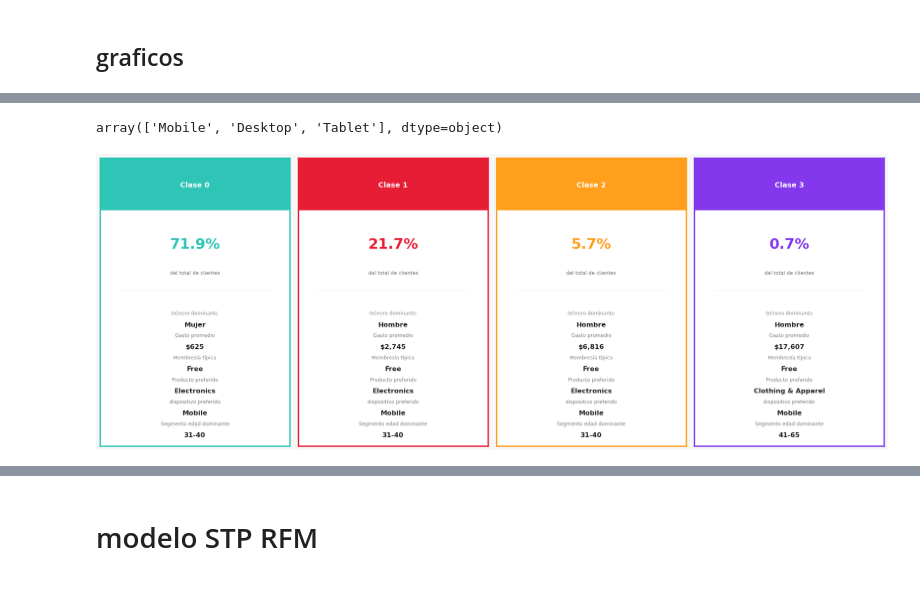
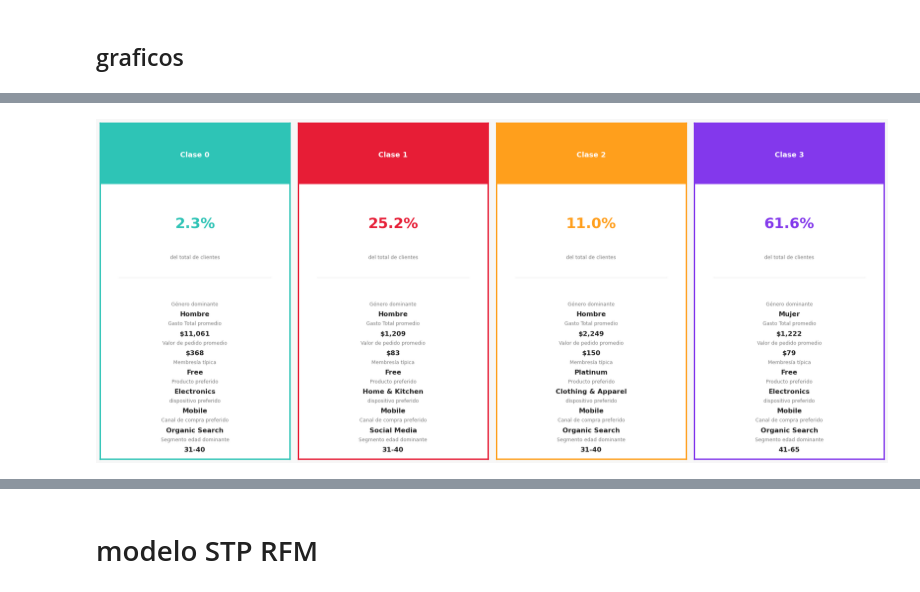
Before and after one commit to ShawnFRS/trabajos-marketing, a Jupyter notebook: trabajo 2/trabajo 2.ipynb, the cells around one changed output, grey strips where cells are left out. Saved outputs shown, nothing was run; the diff lists cells and outputs as text; code cells hidden in the pictures.

```diff
--- a/trabajo 2/trabajo 2.ipynb
+++ b/trabajo 2/trabajo 2.ipynb
@@ -388,18 +543,0 @@ Fitting StepMix...
-# %%
-#latent class using Stepmix
-
-from stepmix.utils import get_mixed_descriptor
-
-# Unspecified variables are simply not included in mixed_data
-mixed_data, mixed_descriptor = get_mixed_descriptor(
-    dataframe=df_consumidores,
-    binary=['genero'],
-    categorical=["continente_enc","nivel_membresia_enc","categoria_preferida_enc",'dispositivo_preferido_enc'],
-    gaussian=["edad",'valor_promedio_pedido_usd', 'gasto_total_usd'],
-)
-
-# Pass descriptor to StepMix and fit model
-model = StepMix(n_components=4, measurement=mixed_descriptor, verbose=1, random_state=0)
-
-# Fit model
-model.fit(mixed_data)
@@ -428,0 +559,14 @@ StepMix(measurement={'binary': {'model': 'binary', 'n_columns': 1},
+# %%
+
+# Modelo
+model = StepMix(
+    n_components=4,
+    measurement=mixed_descriptor,
+    verbose=1,
+    random_state=2026,
+    n_init=5
+
+)
+
+# Entrenar
+model.fit(mixed_data)
@@ -451,4 +617,0 @@ plt.tight_layout(); plt.show()
-# %%
-df_consumidores['dispositivo_preferido'].unique()
-# %% [output]
-array(['Mobile', 'Desktop', 'Tablet'], dtype=object)
@@ -569,22 +618,26 @@ def tarjetas_segmentos(df, col_pred, columnas, nombres_clase=None,
 # %%
+
+
 # ── Uso ───────────────────────────────────────────────────────────────────────
 tarjetas_segmentos(
     df       = df_consumidores,
     col_pred = "mixed_pred",
     columnas = [
         {"col": "genero",                  "label": "Género dominante",  "tipo": "moda",
          "mapa": {0: "Mujer", 1: "Hombre"}},
-        {"col": "gasto_total_usd",         "label": "Gasto promedio",    "tipo": "moneda"},
+        {"col": "gasto_total_usd",         "label": "Gasto Total promedio",    "tipo": "moneda"},
+        {"col": "valor_promedio_pedido_usd","label": "Valor de pedido promedio",    "tipo": "moneda"},
         {"col": "nivel_membresia",         "label": "Membresía típica",   "tipo": "moda"},
         {"col": "categoria_preferida",     "label": "Producto preferido",   "tipo": "moda"},
         {"col": "dispositivo_preferido",   "label": "dispositivo preferido",   "tipo": "moda"},
+        {"col": 'canal_adquisicion',       "label": "Canal de compra preferido",   "tipo": "moda"},
         {"col": "edad", "label": "Segmento edad dominante", "tipo": "segmento",
         "bins": [0, 25, 30, 40, 65, float('inf')],
         "labels": ["18-25", "26-30", "31-40", "41-65", "65+"]},
     ],
-    nombres_clase = ["Clase 0", "Clase 1", "Clase 2", "Clase 3"])
+    nombres_clase = ["Clase 0", "Clase 1", "Clase 2", "Clase 3","Clase 4"])
 # %% [output]
-[figure, old version]
+[figure, new version]
 # %%
 # ── Radar de perfiles ─────────────────────────────────────────────────────────
 from scipy.stats import percentileofscore
```
Also changed, not shown: parts of 19 cells of this notebook.
